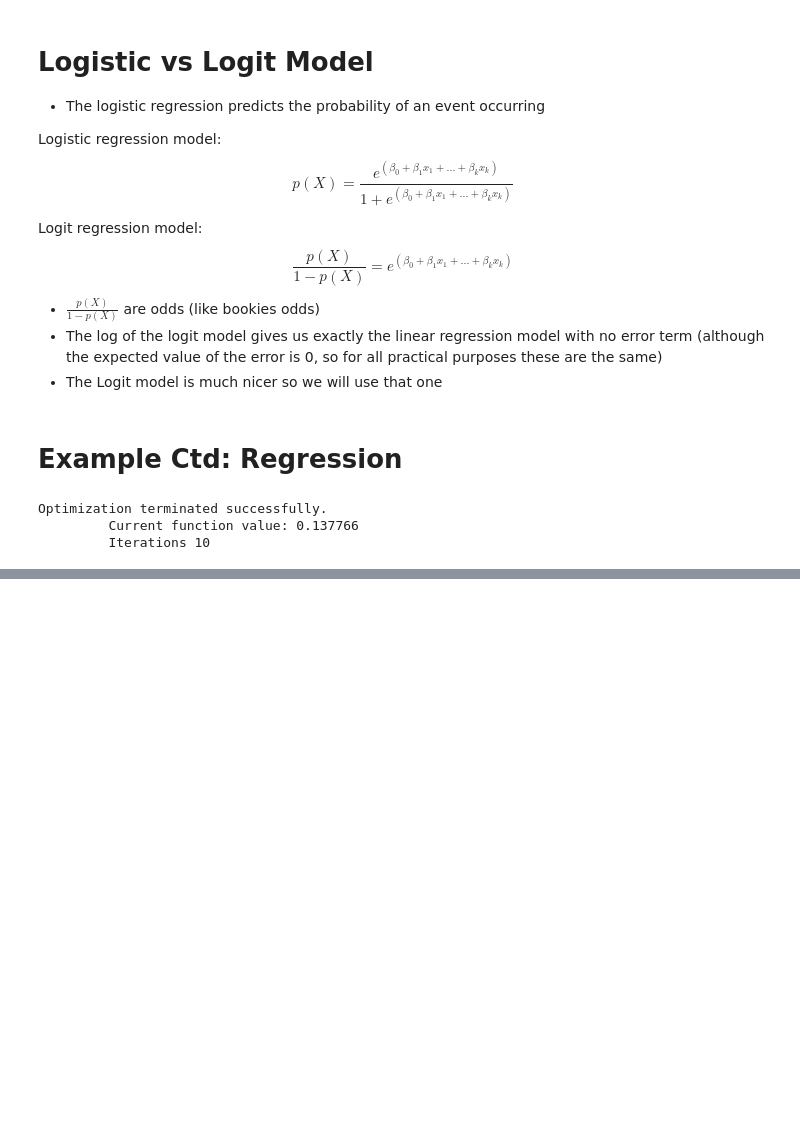
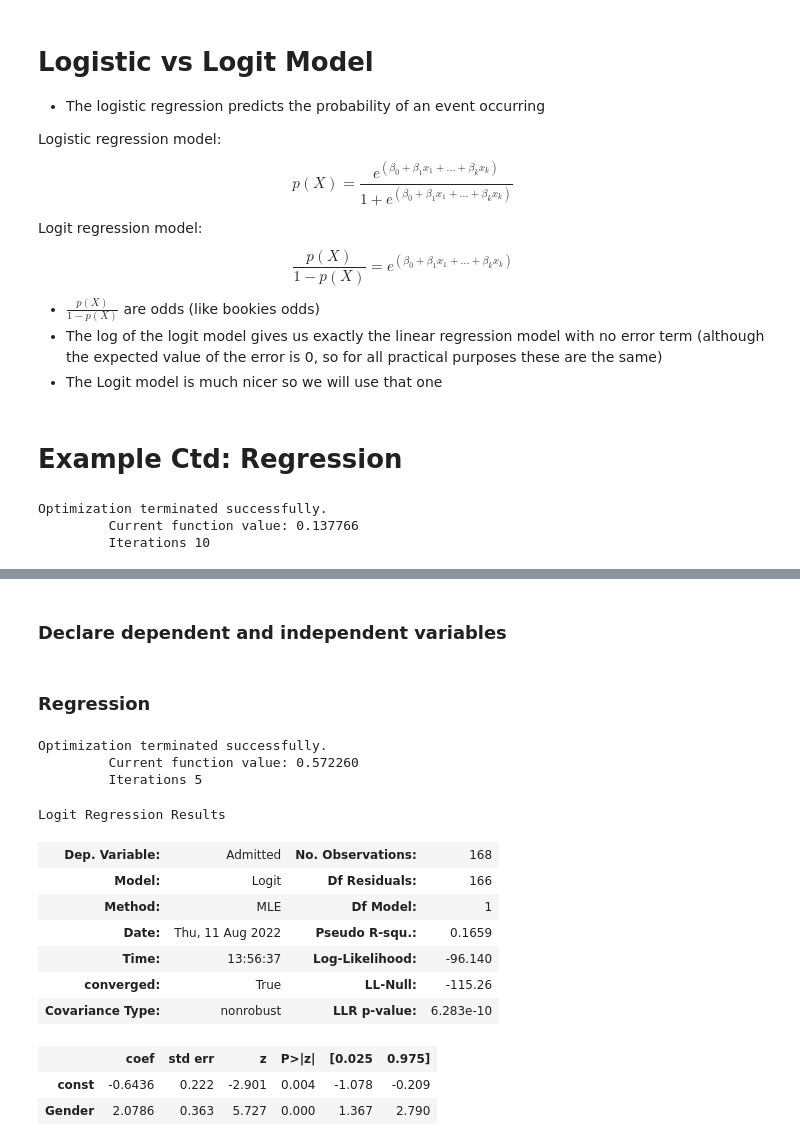
Before and after one commit to ciaralynch2/Summer-2022---Data-Science-Course, a Jupyter notebook: Part 5; Section 31-39; Advanced Statistical Methods/Part 5; Section 36; Adv. Statistical Methods; Logistic Regression.ipynb, the cells around one changed output, grey strips where cells are left out. Cells and saved outputs as stored; diff of their text form; code cells hidden in the pictures; blank space fills up the shorter version.

```diff
--- a/Part 5; Section 31-39; Advanced Statistical Methods/Part 5; Section 36; Adv. Statistical Methods; Logistic Regression.ipynb
+++ b/Part 5; Section 31-39; Advanced Statistical Methods/Part 5; Section 36; Adv. Statistical Methods; Logistic Regression.ipynb
@@ -162,0 +171,3 @@ quasi-separation. In this case some parameters will not be identified.
+# %%
+raw_data = pd.read_csv('2.02. Binary predictors.csv')
+raw_data.head()
@@ -162,0 +181,5 @@ quasi-separation. In this case some parameters will not be identified.
+# %%
+data = raw_data.copy()
+data['Admitted'] = data['Admitted'].map({'Yes':1, 'No':0})
+data['Gender'] = data['Gender'].map({'Female':1, 'Male':0})
+data.head()
@@ -162,0 +193,2 @@ quasi-separation. In this case some parameters will not be identified.
+# %% [markdown]
+### Declare dependent and independent variables
@@ -162,0 +198,22 @@ quasi-separation. In this case some parameters will not be identified.
+# %% [markdown]
+### Regression
+# %%
+x = sm.add_constant(x1)
+reg_log = sm.Logit(y,x)
+results_log = reg_log.fit()
+results_log.summary()
+# %% [output]
+Optimization terminated successfully.
+         Current function value: 0.572260
+         Iterations 5
+Logit Regression Results
+| Dep. Variable: | Admitted | No. Observations: | 168 |
+| Model: | Logit | Df Residuals: | 166 |
+| Method: | MLE | Df Model: | 1 |
+| Date: | Thu, 11 Aug 2022 | Pseudo R-squ.: | 0.1659 |
+| Time: | 13:56:37 | Log-Likelihood: | -96.140 |
+| converged: | True | LL-Null: | -115.26 |
+| Covariance Type: | nonrobust | LLR p-value: | 6.283e-10 |
+|  | coef | std err | z | P>|z| | [0.025 | 0.975] |
+| const | -0.6436 | 0.222 | -2.901 | 0.004 | -1.078 | -0.209 |
+| Gender | 2.0786 | 0.363 | 5.727 | 0.000 | 1.367 | 2.790 |
```
Also changed, not shown: parts of 33 cells of this notebook, 18 other files.
